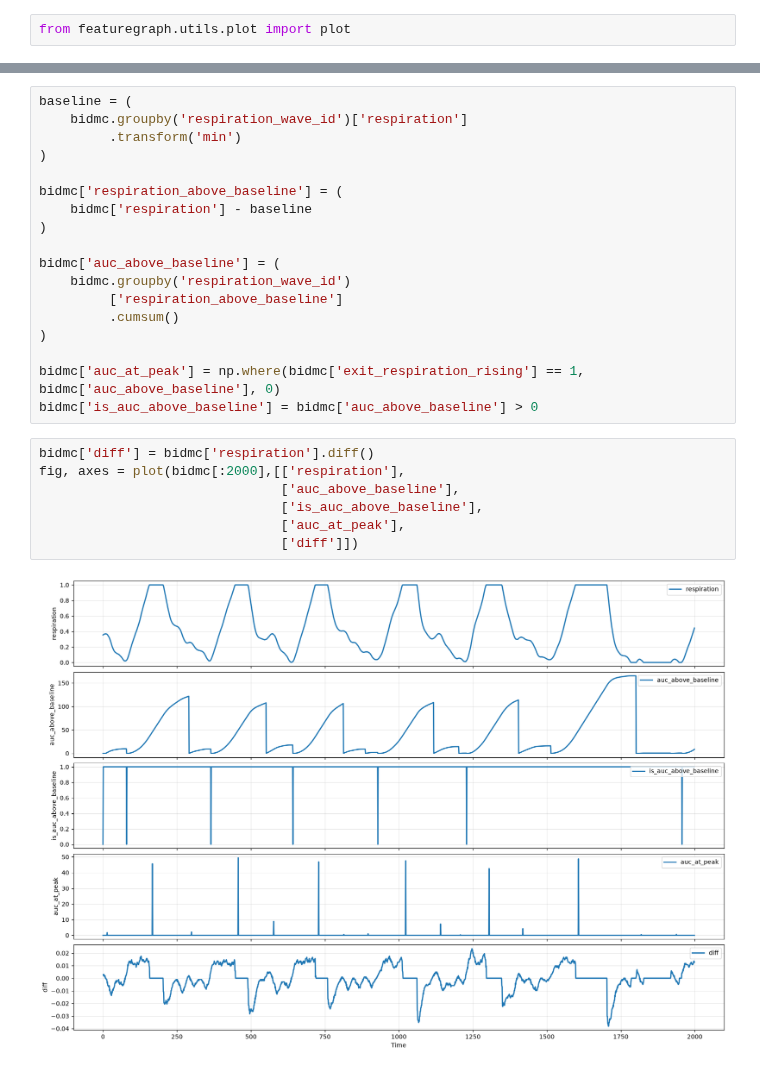
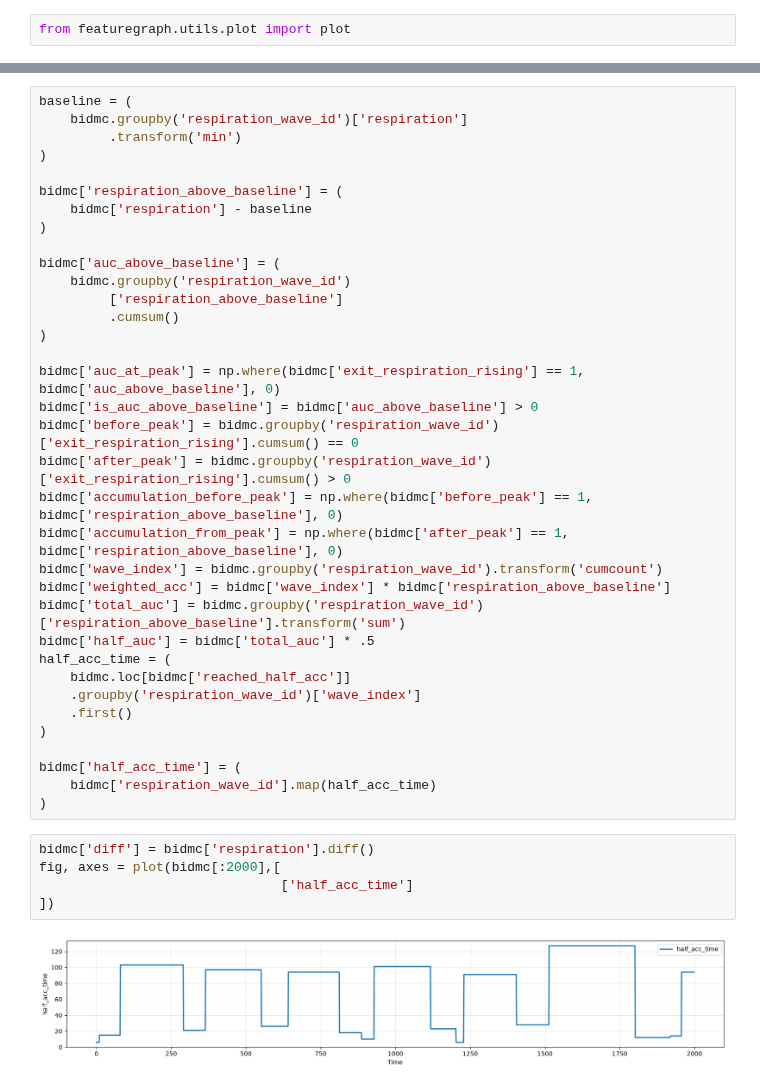
Before and after one commit to featuregraph/featuregraph, a Jupyter notebook: notebooks/development.ipynb, the cells around one changed output, grey strips where cells are left out. Drawn from its saved outputs; the diff is of its cells as text.

```diff
--- a/notebooks/development.ipynb
+++ b/notebooks/development.ipynb
@@ -54,15 +75,30 @@ bidmc['auc_above_baseline'] = (
 
 bidmc['auc_at_peak'] = np.where(bidmc['exit_respiration_rising'] == 1, bidmc['auc_above_baseline'], 0)
 bidmc['is_auc_above_baseline'] = bidmc['auc_above_baseline'] > 0
+bidmc['before_peak'] = bidmc.groupby('respiration_wave_id')['exit_respiration_rising'].cumsum() == 0
+bidmc['after_peak'] = bidmc.groupby('respiration_wave_id')['exit_respiration_rising'].cumsum() > 0
+bidmc['accumulation_before_peak'] = np.where(bidmc['before_peak'] == 1, bidmc['respiration_above_baseline'], 0)
+bidmc['accumulation_from_peak'] = np.where(bidmc['after_peak'] == 1, bidmc['respiration_above_baseline'], 0)
+bidmc['wave_index'] = bidmc.groupby('respiration_wave_id').transform('cumcount')
+bidmc['weighted_acc'] = bidmc['wave_index'] * bidmc['respiration_above_baseline']
+bidmc['total_auc'] = bidmc.groupby('respiration_wave_id')['respiration_above_baseline'].transform('sum')
+bidmc['half_auc'] = bidmc['total_auc'] * .5
+half_acc_time = (
+    bidmc.loc[bidmc['reached_half_acc']]
+    .groupby('respiration_wave_id')['wave_index']
+    .first()
+)
+
+bidmc['half_acc_time'] = (
+    bidmc['respiration_wave_id'].map(half_acc_time)
+)
 # %%
 bidmc['diff'] = bidmc['respiration'].diff()
-fig, axes = plot(bidmc[:2000],[['respiration'],
-                               ['auc_above_baseline'],
-                               ['is_auc_above_baseline'],
-                               ['auc_at_peak'],
-                               ['diff']])
+fig, axes = plot(bidmc[:2000],[
+                               ['half_acc_time']
+])
 # %% [output]
-[figure, old version]
+[figure, new version]
 # %%
 summarydf = bidmc.groupby('respiration_wave_id').agg(
     total_auc=('auc_above_baseline', 'max'),
```
Also changed, not shown: parts of 4 cells of this notebook.
